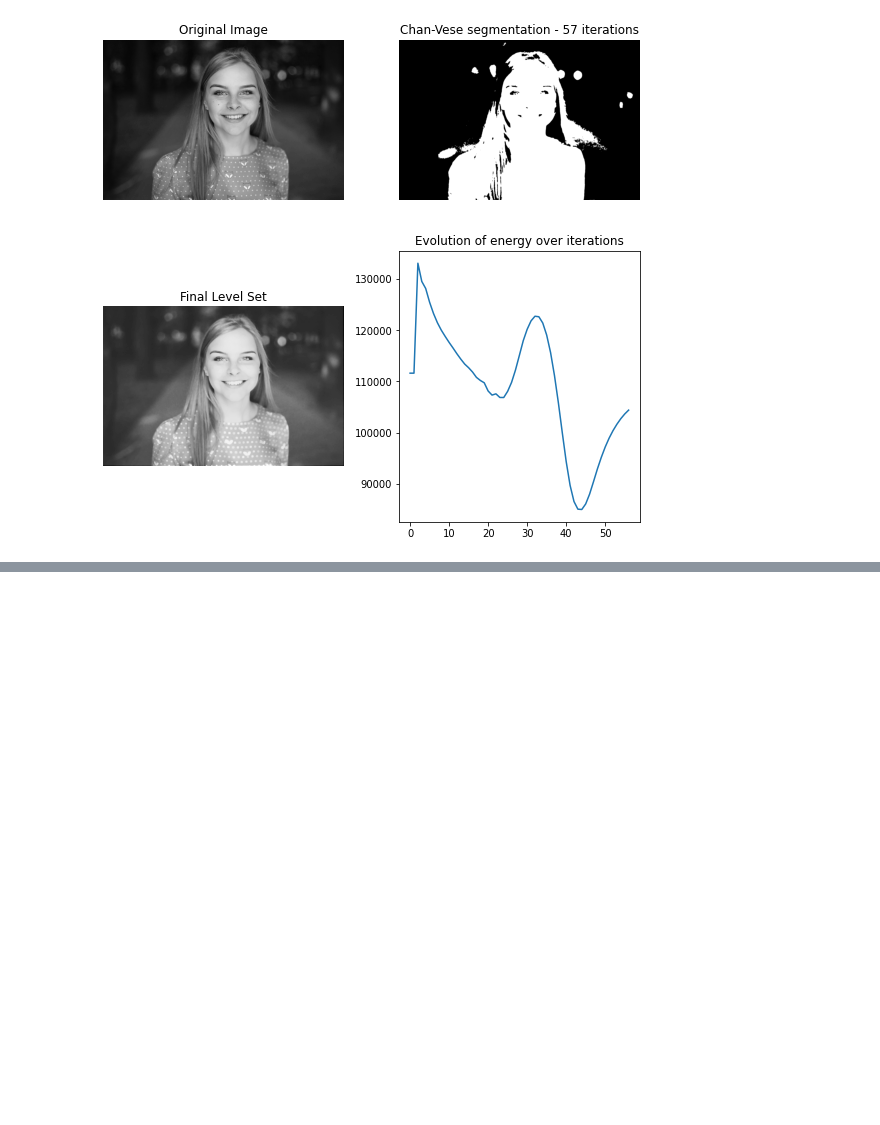
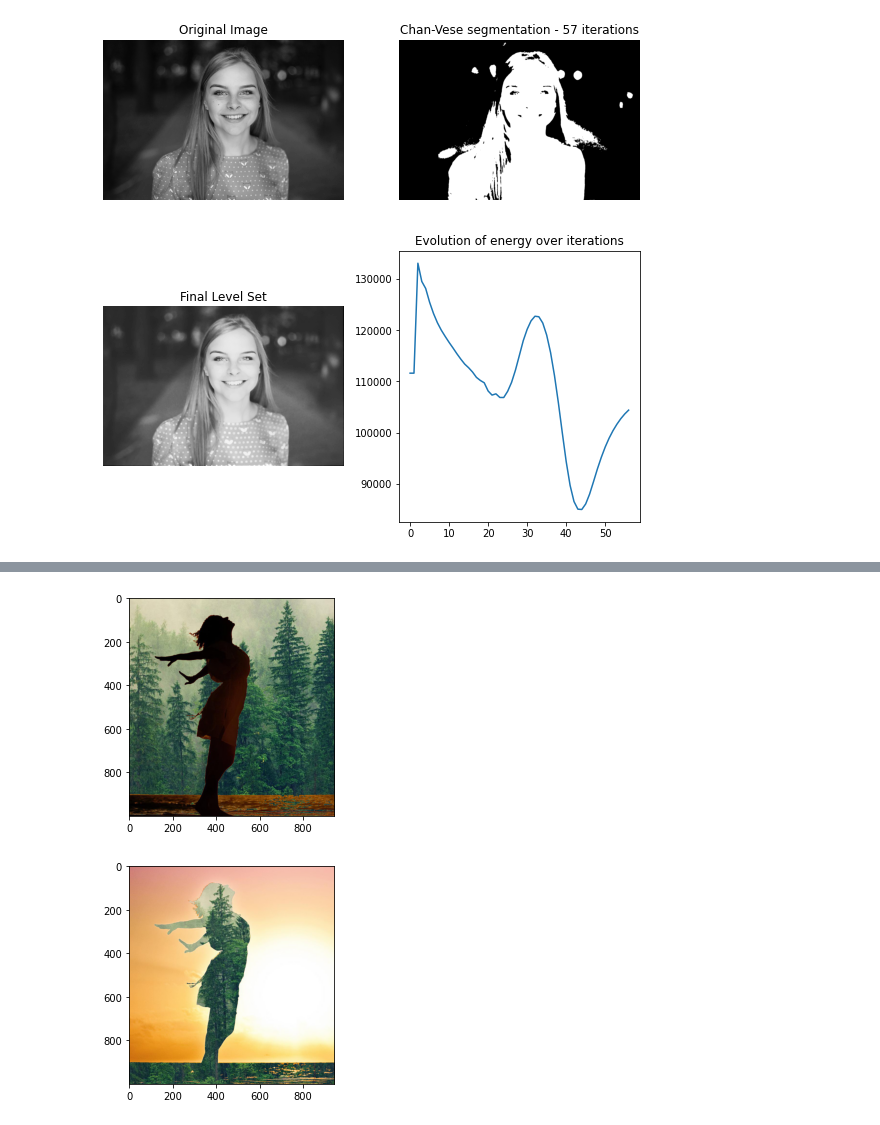
Before and after one commit to rroszczyk/Python, a Jupyter notebook: przetwarzanie_grafiki.ipynb, the cells around one changed output, grey strips where cells are left out. Cells and saved outputs as stored; diff of their text form; code cells hidden in the pictures; blank space fills up the shorter version.

```diff
--- a/przetwarzanie_grafiki.ipynb
+++ b/przetwarzanie_grafiki.ipynb
@@ -148,0 +167,15 @@ plt.show()
+# %%
+sunset_forest1 = sunset.copy()
+sunset_forest1[mask, :] = forest[mask, :]
+
+sunset_forest2 = sunset.copy()
+sunset_forest2[~mask, :] = forest[~mask, :]
+
+plt.imshow(sunset_forest1)
+plt.show()
+
+plt.imshow(sunset_forest2)
+plt.show()
+# %% [output]
+[figure, added]
+[figure, added]
```
Also changed, not shown: parts of 2 cells of this notebook.
